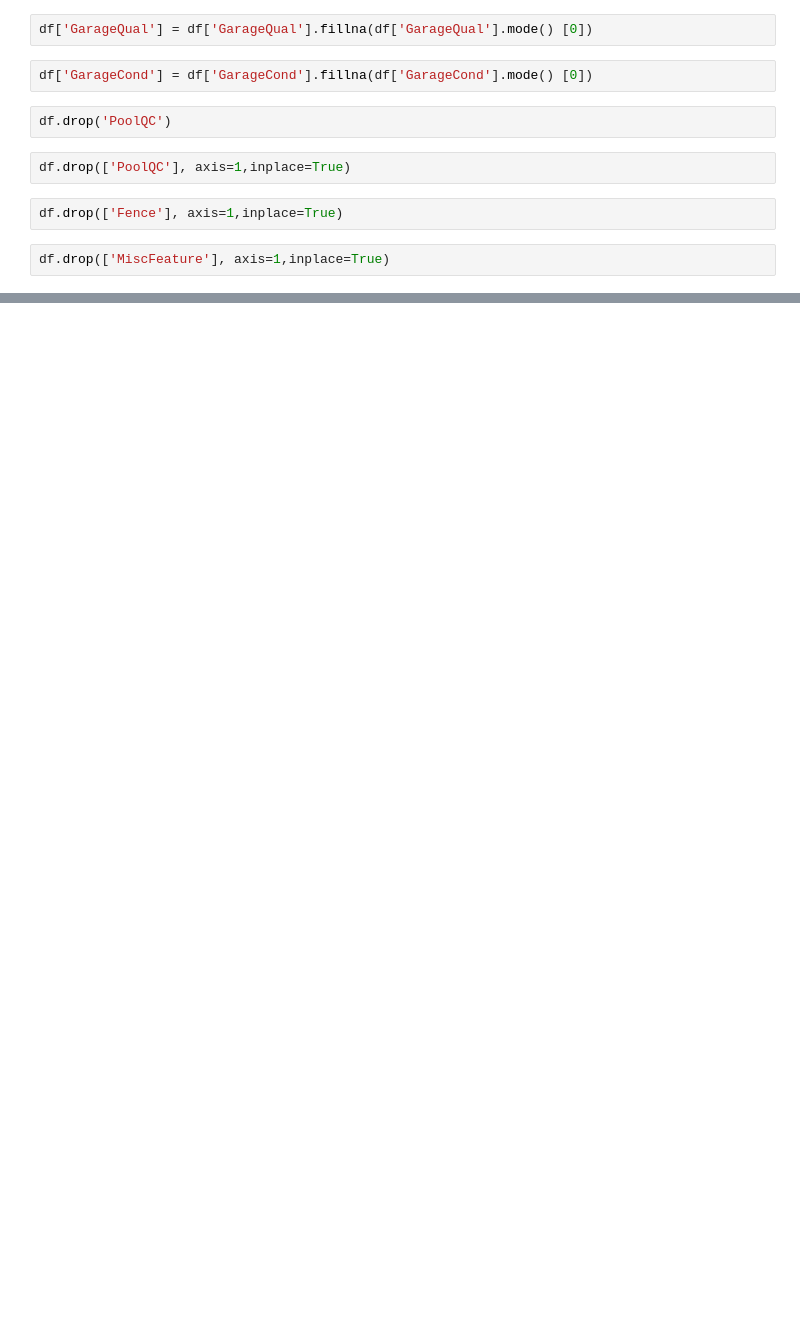
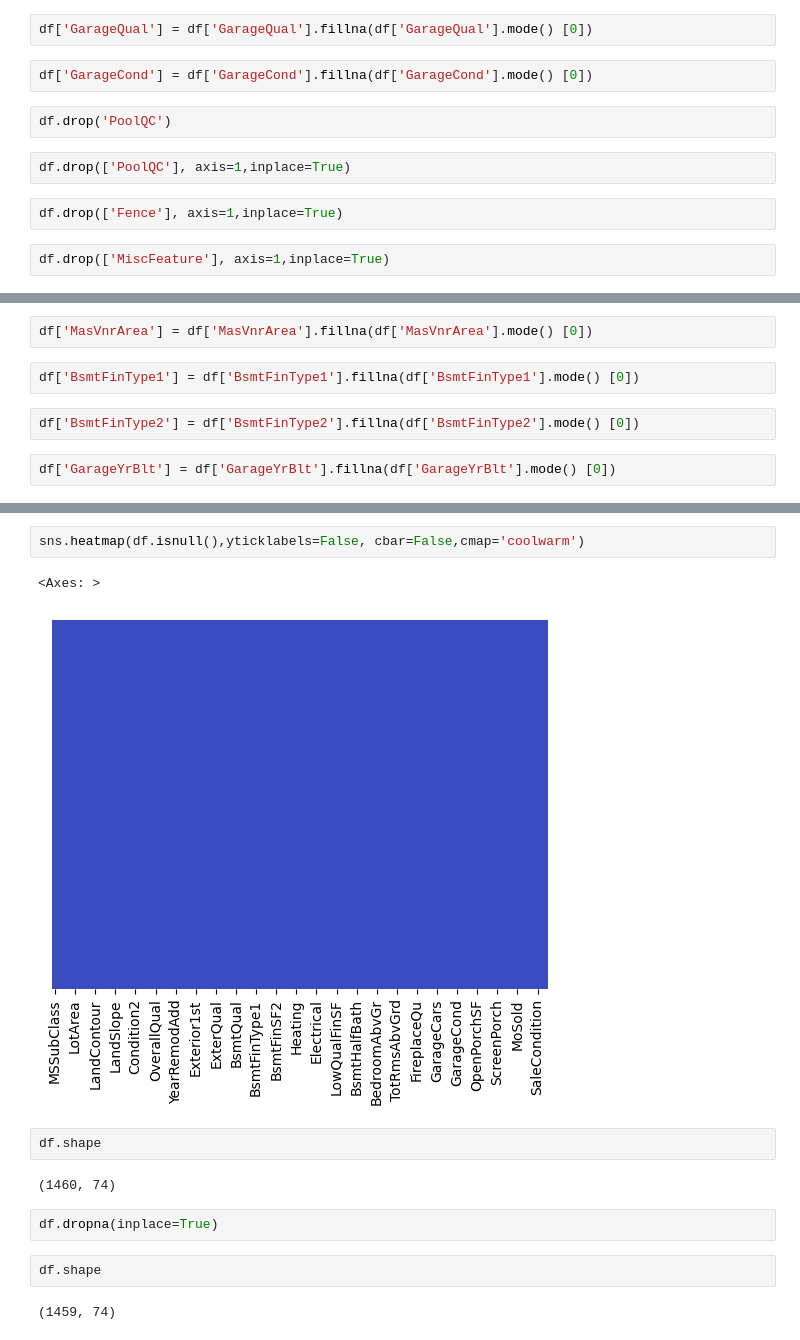
Before and after one commit to Shaaz-Ahmed/Python-MachineLearning, a Jupyter notebook: ML-Projects/LinearRegression/HousePricePrediction.ipynb, the cells around one changed output, grey strips where cells are left out. Drawn from its saved outputs; the diff is of its cells as text; blank space fills up the shorter version.

```diff
--- a/ML-Projects/LinearRegression/HousePricePrediction.ipynb
+++ b/ML-Projects/LinearRegression/HousePricePrediction.ipynb
@@ -118,0 +188,8 @@ df.shape
+# %%
+df['MasVnrArea'] = df['MasVnrArea'].fillna(df['MasVnrArea'].mode() [0])
+# %%
+df['BsmtFinType1'] = df['BsmtFinType1'].fillna(df['BsmtFinType1'].mode() [0])
+# %%
+df['BsmtFinType2'] = df['BsmtFinType2'].fillna(df['BsmtFinType2'].mode() [0])
+# %%
+df['GarageYrBlt'] = df['GarageYrBlt'].fillna(df['GarageYrBlt'].mode() [0])
@@ -118,0 +216,15 @@ df.shape
+# %%
+sns.heatmap(df.isnull(),yticklabels=False, cbar=False,cmap='coolwarm')
+# %% [output]
+<Axes: >
+[figure, added]
+# %%
+df.shape
+# %% [output]
+(1460, 74)
+# %%
+df.dropna(inplace=True)
+# %%
+df.shape
+# %% [output]
+(1459, 74)
```
Also changed, not shown: parts of 13 cells of this notebook.
